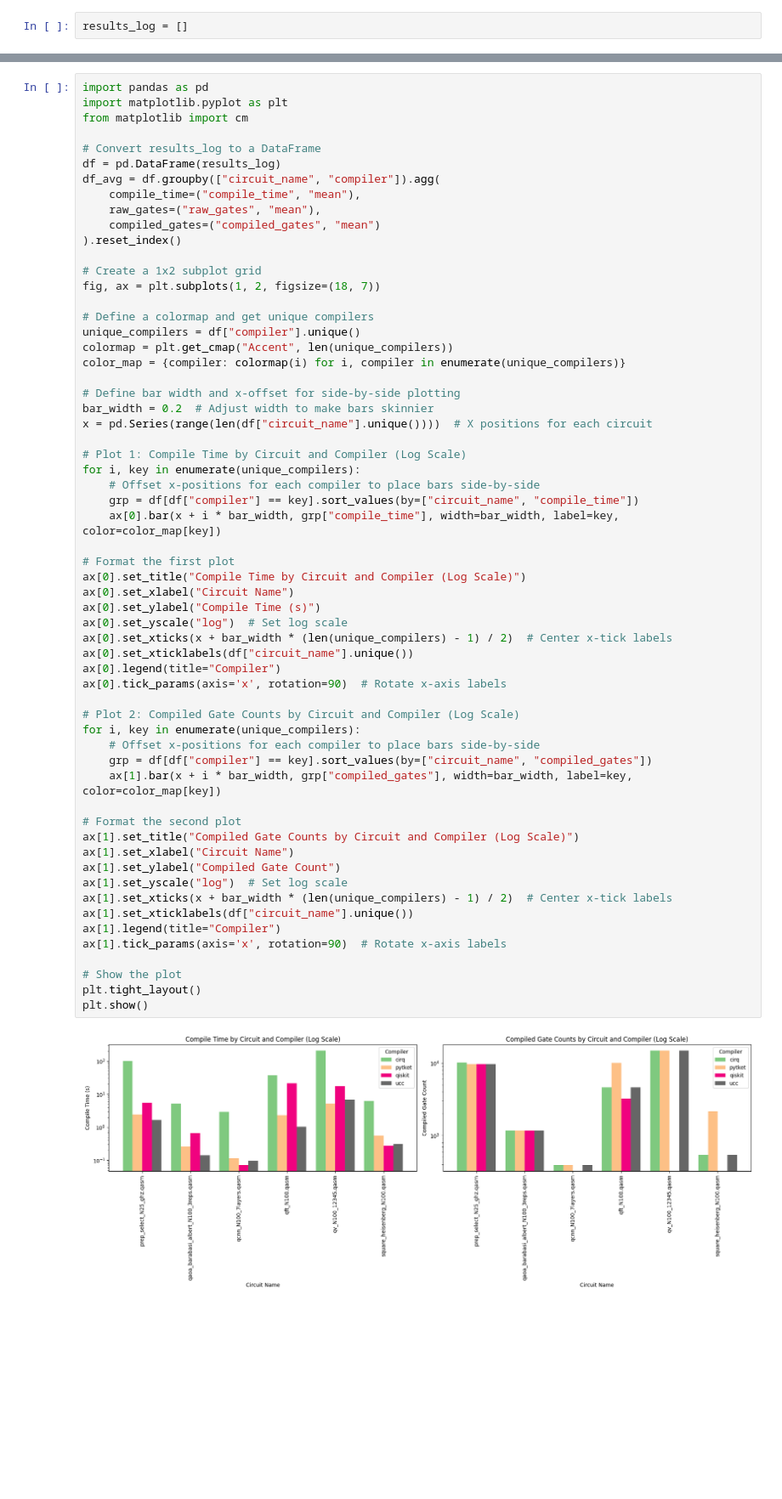
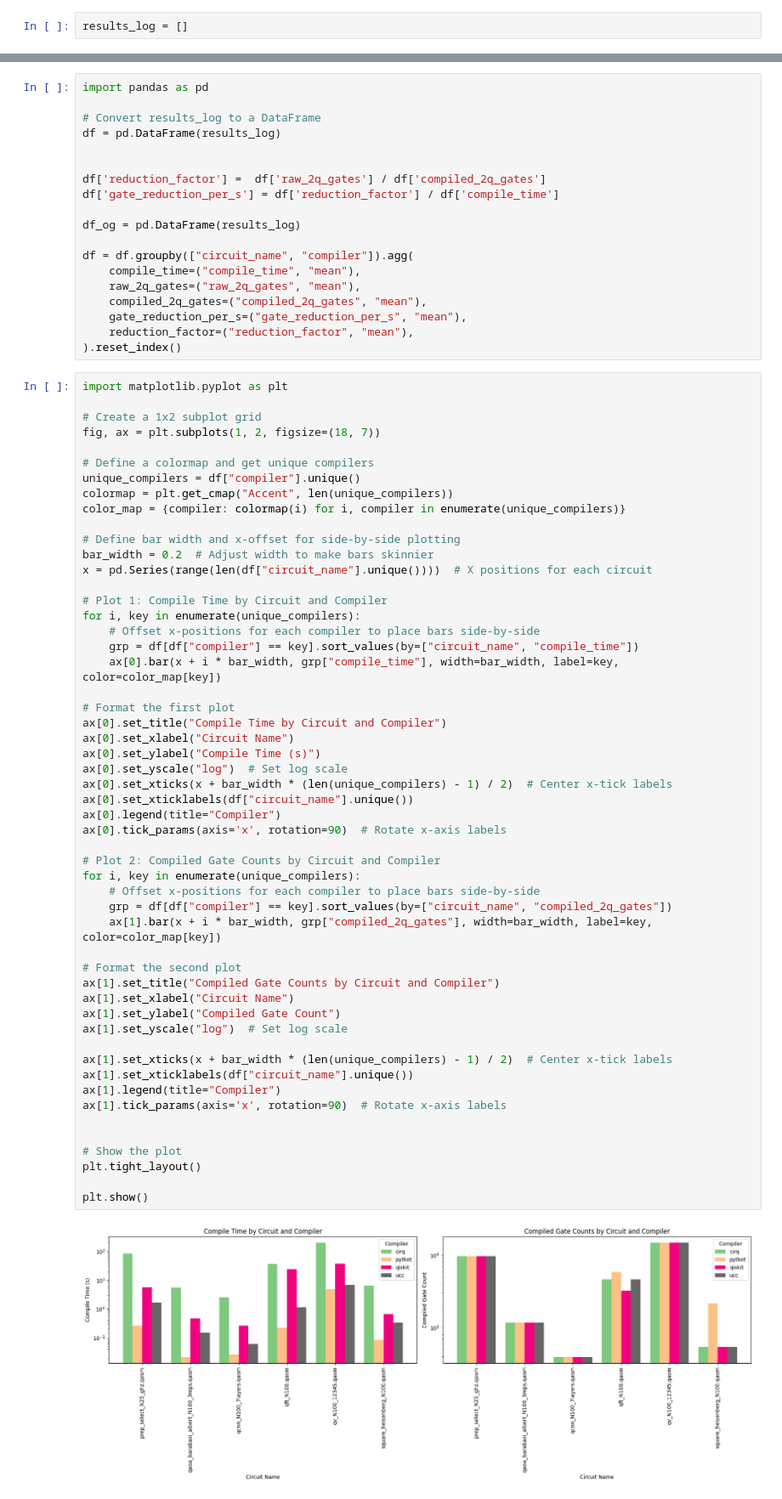
Before and after one commit to xs-es/ucc, a Jupyter notebook: benchmarks/ucc_benchmarks.ipynb, the cells around one changed output, grey strips where cells are left out. Shown at 85% size. Cells and saved outputs as stored; diff of their text form; blank space fills up the shorter version.

Commit message:
Updated notebook with decompositions explained and new plots.

```diff
--- a/benchmarks/ucc_benchmarks.ipynb
+++ b/benchmarks/ucc_benchmarks.ipynb
@@ -202,15 +175,24 @@ import json
+# %%
+import pandas as pd
+
+# Convert results_log to a DataFrame
+df = pd.DataFrame(results_log)
+
+
+df['reduction_factor'] =  df['raw_2q_gates'] / df['compiled_2q_gates']
+df['gate_reduction_per_s'] = df['reduction_factor'] / df['compile_time']
+
+df_og = pd.DataFrame(results_log)
+
+df = df.groupby(["circuit_name", "compiler"]).agg(
+    compile_time=("compile_time", "mean"),
+    raw_2q_gates=("raw_2q_gates", "mean"),
+    compiled_2q_gates=("compiled_2q_gates", "mean"),
+    gate_reduction_per_s=("gate_reduction_per_s", "mean"),
+    reduction_factor=("reduction_factor", "mean"),
+).reset_index()
 # %%
-import pandas as pd
 import matplotlib.pyplot as plt
-from matplotlib import cm
-
-# Convert results_log to a DataFrame
-df = pd.DataFrame(results_log)
-df_avg = df.groupby(["circuit_name", "compiler"]).agg(
-    compile_time=("compile_time", "mean"),
-    raw_gates=("raw_gates", "mean"),
-    compiled_gates=("compiled_gates", "mean")
-).reset_index()
 
 # Create a 1x2 subplot grid
 fig, ax = plt.subplots(1, 2, figsize=(18, 7))
@@ -224,40 +206,43 @@ color_map = {compiler: colormap(i) for i, compiler in enumerate(unique_compilers
 bar_width = 0.2  # Adjust width to make bars skinnier
 x = pd.Series(range(len(df["circuit_name"].unique())))  # X positions for each circuit
 
-# Plot 1: Compile Time by Circuit and Compiler (Log Scale)
+# Plot 1: Compile Time by Circuit and Compiler
 for i, key in enumerate(unique_compilers):
     # Offset x-positions for each compiler to place bars side-by-side
     grp = df[df["compiler"] == key].sort_values(by=["circuit_name", "compile_time"])
     ax[0].bar(x + i * bar_width, grp["compile_time"], width=bar_width, label=key, color=color_map[key])
 
 # Format the first plot
-ax[0].set_title("Compile Time by Circuit and Compiler (Log Scale)")
+ax[0].set_title("Compile Time by Circuit and Compiler")
 ax[0].set_xlabel("Circuit Name")
 ax[0].set_ylabel("Compile Time (s)")
 ax[0].set_yscale("log")  # Set log scale
 ax[0].set_xticks(x + bar_width * (len(unique_compilers) - 1) / 2)  # Center x-tick labels
 ax[0].set_xticklabels(df["circuit_name"].unique())
 ax[0].legend(title="Compiler")
 ax[0].tick_params(axis='x', rotation=90)  # Rotate x-axis labels
 
-# Plot 2: Compiled Gate Counts by Circuit and Compiler (Log Scale)
+# Plot 2: Compiled Gate Counts by Circuit and Compiler
 for i, key in enumerate(unique_compilers):
     # Offset x-positions for each compiler to place bars side-by-side
-    grp = df[df["compiler"] == key].sort_values(by=["circuit_name", "compiled_gates"])
-    ax[1].bar(x + i * bar_width, grp["compiled_gates"], width=bar_width, label=key, color=color_map[key])
+    grp = df[df["compiler"] == key].sort_values(by=["circuit_name", "compiled_2q_gates"])
+    ax[1].bar(x + i * bar_width, grp["compiled_2q_gates"], width=bar_width, label=key, color=color_map[key])
 
 # Format the second plot
-ax[1].set_title("Compiled Gate Counts by Circuit and Compiler (Log Scale)")
+ax[1].set_title("Compiled Gate Counts by Circuit and Compiler")
 ax[1].set_xlabel("Circuit Name")
 ax[1].set_ylabel("Compiled Gate Count")
 ax[1].set_yscale("log")  # Set log scale
+
 ax[1].set_xticks(x + bar_width * (len(unique_compilers) - 1) / 2)  # Center x-tick labels
 ax[1].set_xticklabels(df["circuit_name"].unique())
 ax[1].legend(title="Compiler")
 ax[1].tick_params(axis='x', rotation=90)  # Rotate x-axis labels
 
+
 # Show the plot
 plt.tight_layout()
+
 plt.show()
 # %% [output]
-[figure, old version]
+[figure, new version]
```
Also changed, not shown: parts of 15 cells of this notebook.
